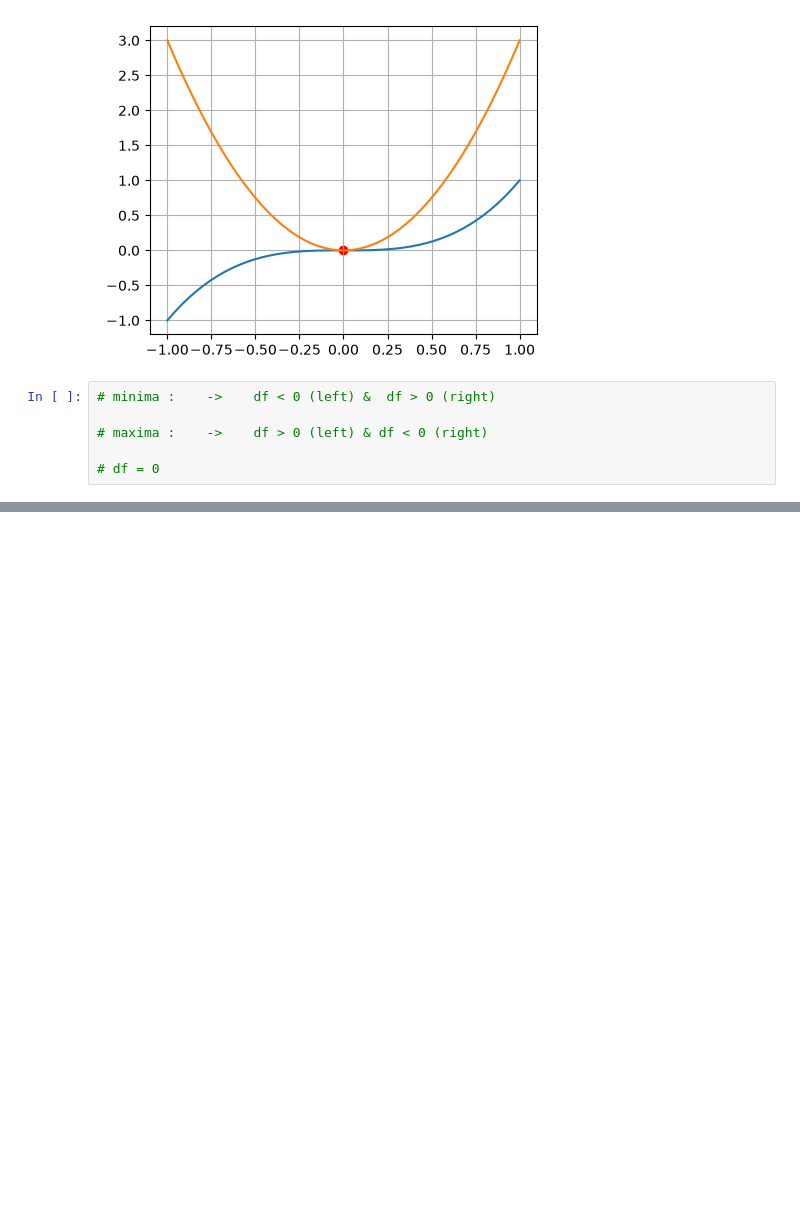
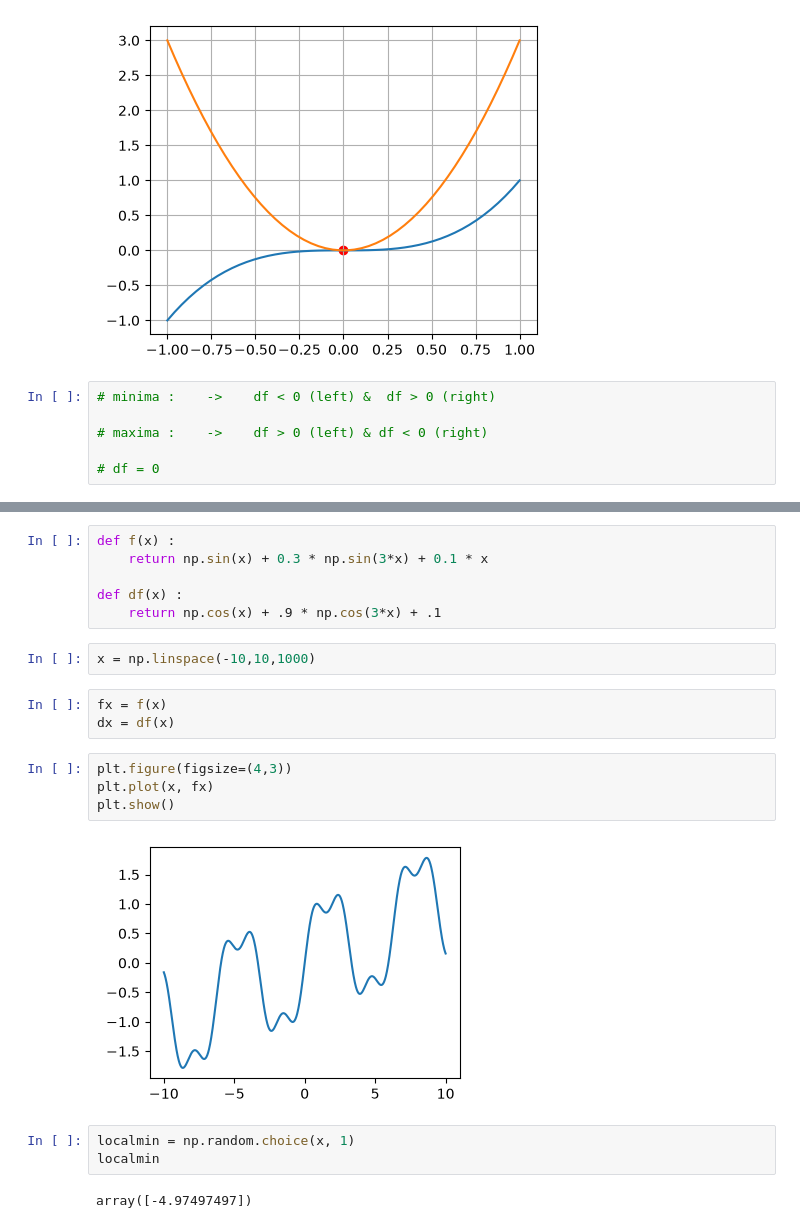
Before and after one commit to Amirgray59/deep-learning-roadmap, a Jupyter notebook: 0-math/two.ipynb, the cells around one changed output, grey strips where cells are left out. Cells and saved outputs as stored; diff of their text form; blank space fills up the shorter version.

```diff
--- a/0-math/two.ipynb
+++ b/0-math/two.ipynb
@@ -129,0 +176,22 @@ plt.plot(x, fx3(x))
+# %%
+def f(x) :
+    return np.sin(x) + 0.3 * np.sin(3*x) + 0.1 * x
+
+def df(x) :
+    return np.cos(x) + .9 * np.cos(3*x) + .1
+# %%
+x = np.linspace(-10,10,1000)
+# %%
+fx = f(x)
+dx = df(x)
+# %%
+plt.figure(figsize=(4,3))
+plt.plot(x, fx)
+plt.show()
+# %% [output]
+[figure, added]
+# %%
+localmin = np.random.choice(x, 1)
+localmin
+# %% [output]
+array([-4.97497497])
```
Also changed, not shown: parts of 13 cells of this notebook, 1 other file.
